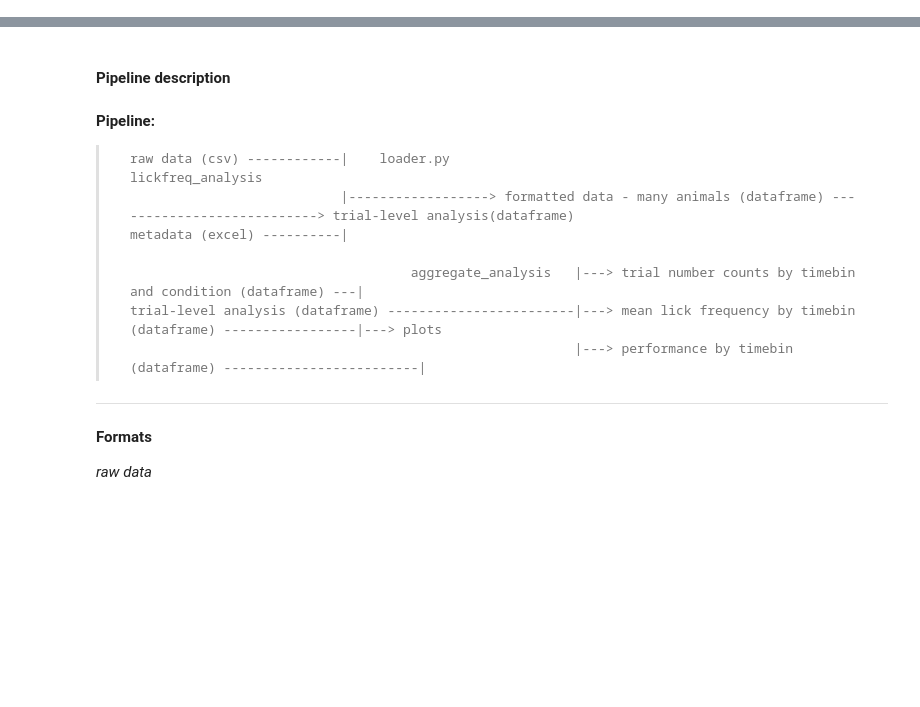
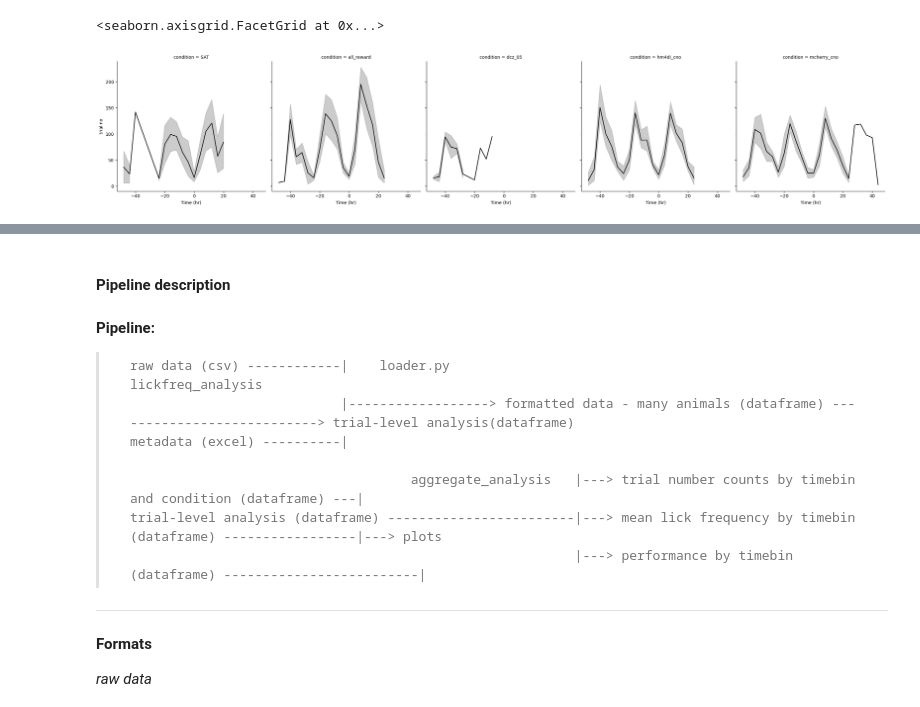
Before and after one commit to barthlab/mouse_analysis, a Jupyter notebook: users/rswind/analysis_pipeline.ipynb, the cells around one changed output, grey strips where cells are left out. Saved outputs shown, nothing was run; the diff lists cells and outputs as text; code cells hidden in the pictures; blank space fills up the shorter version.

```diff
--- a/users/rswind/analysis_pipeline.ipynb
+++ b/users/rswind/analysis_pipeline.ipynb
@@ -61,0 +121,2 @@ Plotting
+# %%
+mean_statistics, counts, performance = analysis_functions.aggregate_analysis(data, min_trials, min_blank_trials, min_water_trials)
@@ -61,0 +142,2 @@ Plotting
+# %%
+total_trials = counts.groupby(["condition", "animal", "Time (hr)"])["trial no"].sum().reset_index()
@@ -61,0 +190,8 @@ Plotting
+# %%
+# number of trials over time
+
+cond = total_trials["animal"] != "OSA12"
+sns.relplot(data=total_trials[cond], x="Time (hr)", y="trial no", kind="line", color='k', col="condition")
+# %% [output]
+<seaborn.axisgrid.FacetGrid at 0x...>
+[figure, added]
```
Also changed, not shown: parts of 47 cells of this notebook, 1 other file.
